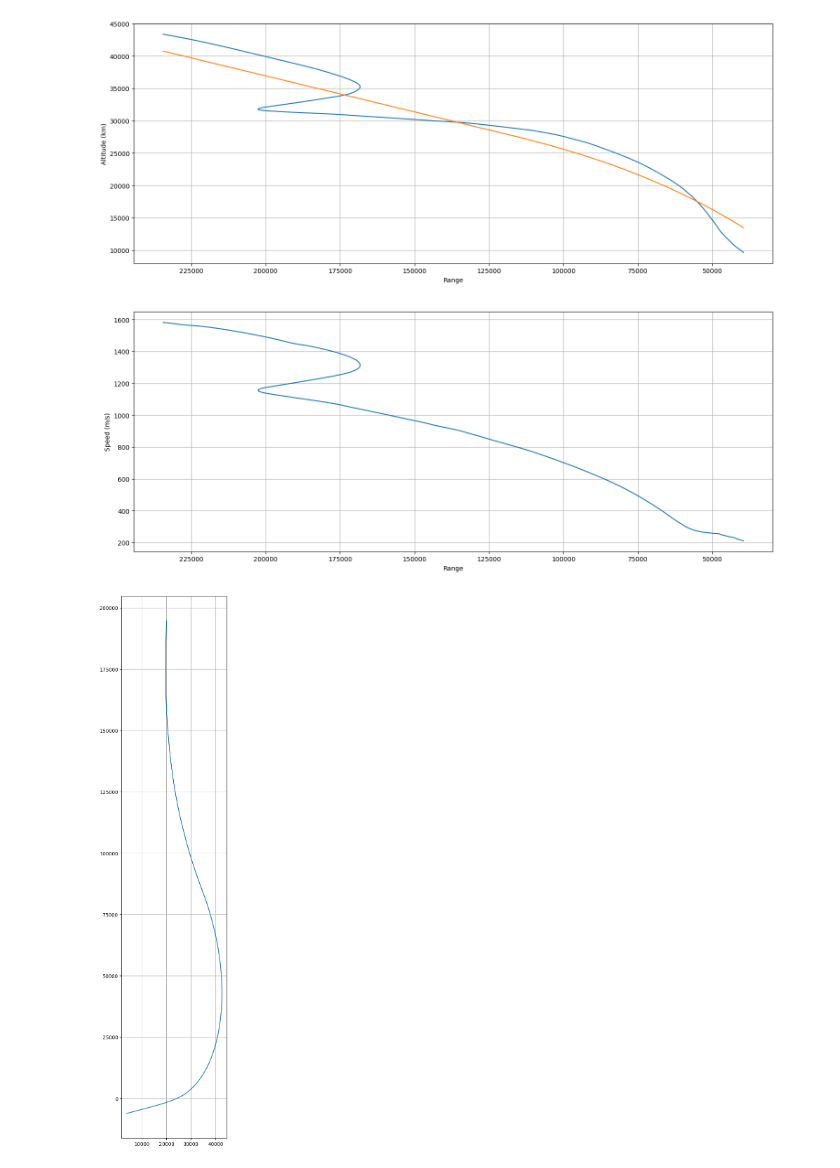
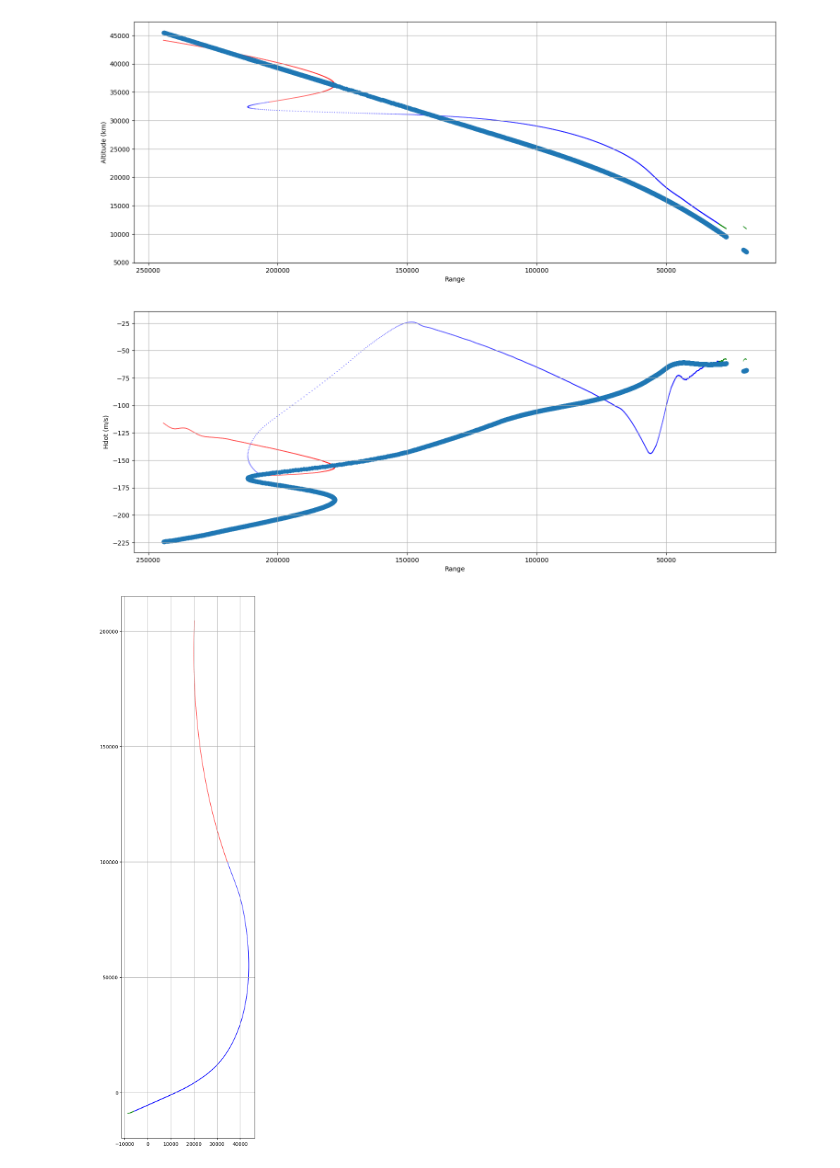
Before and after one commit to giuliodondi/kOS-Shuttle-OPS3, a Jupyter notebook: Ships/Script/Shuttle_OPS3/LOGS/taemlog.ipynb, the cells around one changed output. Drawn from its saved outputs; the diff is of its cells as text; code cells hidden in the pictures.

```diff
--- a/Ships/Script/Shuttle_OPS3/LOGS/taemlog.ipynb
+++ b/Ships/Script/Shuttle_OPS3/LOGS/taemlog.ipynb
@@ -19,5 +21,8 @@ pd.options.display.max_rows = 4000
 if not os.path.exists("images"):
     os.mkdir("images")
+# %%
+taem_phase_color_map_val = [0, 1, 2, 3]
+taem_phase_color_map = ListedColormap(['red', 'blue', 'green', 'orange'])
 # %%
 data_taem = pd.read_csv('taem_log.csv').astype('float64')
 
@@ -116,14 +121,14 @@ def taem_plots(data):
     fig_1, ax_1 = plt.subplots(nrows=2, ncols=1, figsize=(12, 10))
 
     plt_ = ax_1[0]
-    plt_.plot(data['time'], data['alt'])
+    plt_.scatter(data['time'], data['alt'], s=0.1, c=data['iphase'], cmap=taem_phase_color_map, vmin=0, vmax=3)
 
     plt_.set_xlabel('Time')
     plt_.set_ylabel('Altitude (km)')
     plt_.grid()
 
     plt_ = ax_1[1]
-    plt_.plot(data['time'], data['speed'])
+    plt_.scatter(data['time'], data['speed'], s=0.1, c=data['iphase'], cmap=taem_phase_color_map, vmin=0, vmax=3)
 
     plt_.set_xlabel('Time')
     plt_.set_ylabel('Speed (m/s)')
@@ -132,8 +137,8 @@ def taem_plots(data):
     fig, ax = plt.subplots(nrows=2, ncols=1, figsize=(18, 15))
 
     plt_ = ax[0]
-    plt_.plot(data['rpred'], data['alt'])
-    plt_.plot(data['rpred'], data['alt'] + data['herror'])
+    plt_.scatter(data['rpred'], data['alt'], s=0.1, c=data['iphase'], cmap=taem_phase_color_map, vmin=0, vmax=3)
+    plt_.scatter(data['rpred'], data['alt'] + data['herror'])
 
     plt_.set_xlabel('Range')
     plt_.set_ylabel('Altitude (km)')
@@ -142,10 +147,11 @@ def taem_plots(data):
     plt_.invert_xaxis()
 
     plt_ = ax[1]
-    plt_.plot(data['rpred'], data['speed'])
+    plt_.scatter(data['rpred'], data['hdot'], s=0.1, c=data['iphase'], cmap=taem_phase_color_map, vmin=0, vmax=3)
+    plt_.scatter(data['rpred'], data['hdref'])
 
     plt_.set_xlabel('Range')
-    plt_.set_ylabel('Speed (m/s)')
+    plt_.set_ylabel('Hdot (m/s)')
     plt_.grid()
 
     plt_.invert_xaxis()
@@ -154,7 +160,7 @@ def taem_plots(data):
     fig, ax = plt.subplots(nrows=1, ncols=1, figsize=(20, 20))
 
     plt_ = ax
-    plt_.plot(data['x'], data['y'])
+    plt_.scatter(data['x'], data['y'], s=0.1, c=data['iphase'], cmap=taem_phase_color_map, vmin=0, vmax=3)
 
     plt_.set_aspect('equal')
 
@@ -164,8 +170,8 @@ def taem_plots(data):
     fig, ax = plt.subplots(nrows=3, ncols=1, figsize=(18, 15))
 
     plt_ = ax[0]
-    plt_.plot(data['rpred'], data['nzc'])
-    plt_.plot(data['rpred'], data['nztotal'])
+    plt_.scatter(data['rpred'], data['nzc'])
+    plt_.scatter(data['rpred'], data['nztotal'], s=0.1, c=data['iphase'], cmap=taem_phase_color_map, vmin=0, vmax=3)
 
     plt_.set_xlabel('Range')
     plt_.set_ylabel('NZ')
@@ -174,7 +180,7 @@ def taem_plots(data):
     plt_.invert_xaxis()
 
     plt_ = ax[1]
-    plt_.plot(data['rpred'], data['psha'])
+    plt_.scatter(data['rpred'], data['psha'], s=0.1, c=data['iphase'], cmap=taem_phase_color_map, vmin=0, vmax=3)
 
     plt_.set_xlabel('Range')
     plt_.set_ylabel('psha)')
@@ -183,8 +189,10 @@ def taem_plots(data):
     plt_.invert_xaxis()
 
 
-    plt_ = ax[2]
-    plt_.plot(data['rpred'], data['eow'])
+    fig, ax = plt.subplots(nrows=1, ncols=1, figsize=(20, 20))
+
+    plt_ = ax
+    plt_.scatter(data['rpred'], data['eow'], s=0.1, c=data['iphase'], cmap=taem_phase_color_map, vmin=0, vmax=3)
     plt_.plot(data['rpred'], data['es'])
     plt_.plot(data['rpred'], data['en'])
     plt_.plot(data['rpred'], data['emep'])
@@ -204,2 +212,2 @@ taem_plots(data_taem)
-[figure, old version]
+[figure, new version]
-[figure, old version]
+[figure, new version]
```
Also changed, not shown: parts of 3 cells of this notebook, 3 other files.
